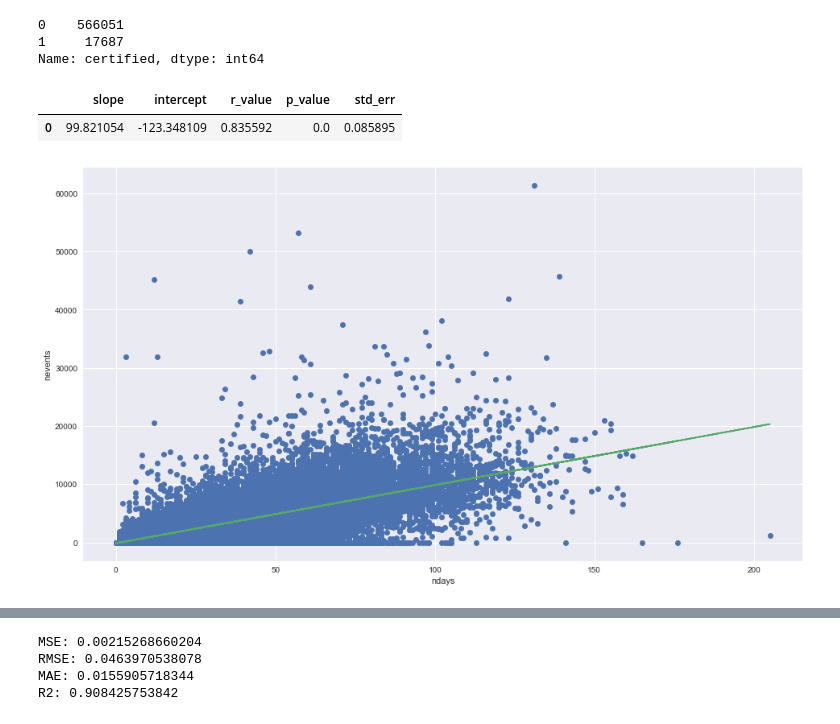
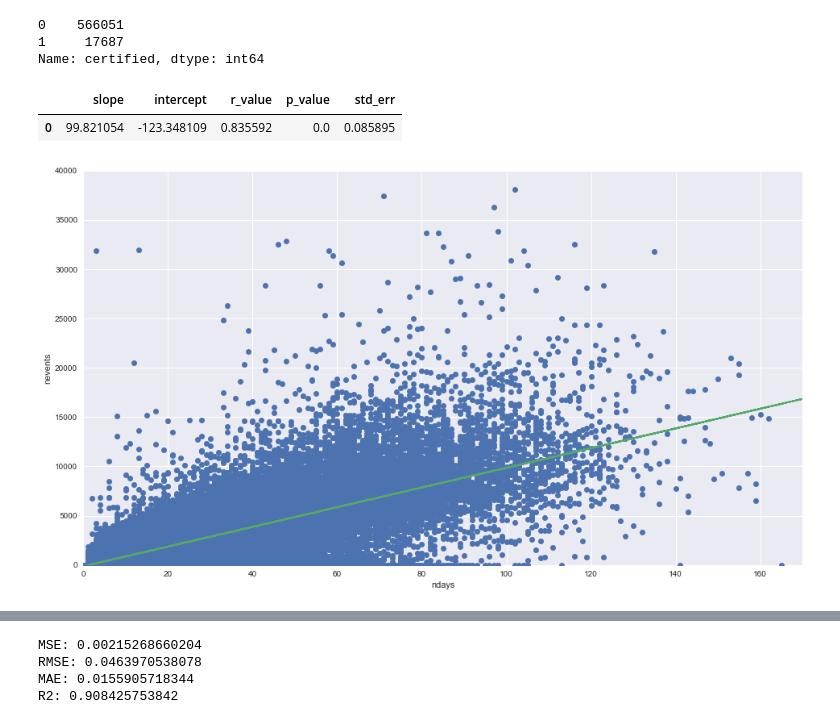
Before and after one commit to nadjalc/CSSproject, a Jupyter notebook: CSSproject.ipynb, the cells around one changed output, grey strips where cells are left out. Drawn from its saved outputs; the diff is of its cells as text; code cells hidden in the pictures.

Commit message:
3 plots

```diff
--- a/CSSproject.ipynb
+++ b/CSSproject.ipynb
@@ -267,14 +267,17 @@ data = data.loc[data['nevents'] < 180000,] #droping noticed outlier before plott
 # %%
 # plt.scatter(data['ndays_act'],data['nevents'])
 plt.xlabel('ndays')
 plt.ylabel('nevents')
 slope, intercept, r_value, p_value, std_err = stats.linregress(data['ndays_act'],data['nevents'])
 line = slope* data['ndays_act']+intercept
+axes = plt.gca()
+axes.set_xlim([0,170])
+axes.set_ylim([0,40000])
 
 plt.plot(data['ndays_act'],data['nevents'],'o', data['ndays_act'], line)
 res = pd.DataFrame([[slope, intercept, r_value, p_value, std_err]], columns=['slope', 'intercept', 'r_value', 'p_value', 'std_err'])
 res.head()
 # %% [output]
 |  | slope | intercept | r_value | p_value | std_err |
 | 0 | 99.821054 | -123.348109 | 0.835592 | 0.0 | 0.085895 |
-[figure, old version]
+[figure, new version]
```
Also changed, not shown: parts of 6 cells of this notebook.
